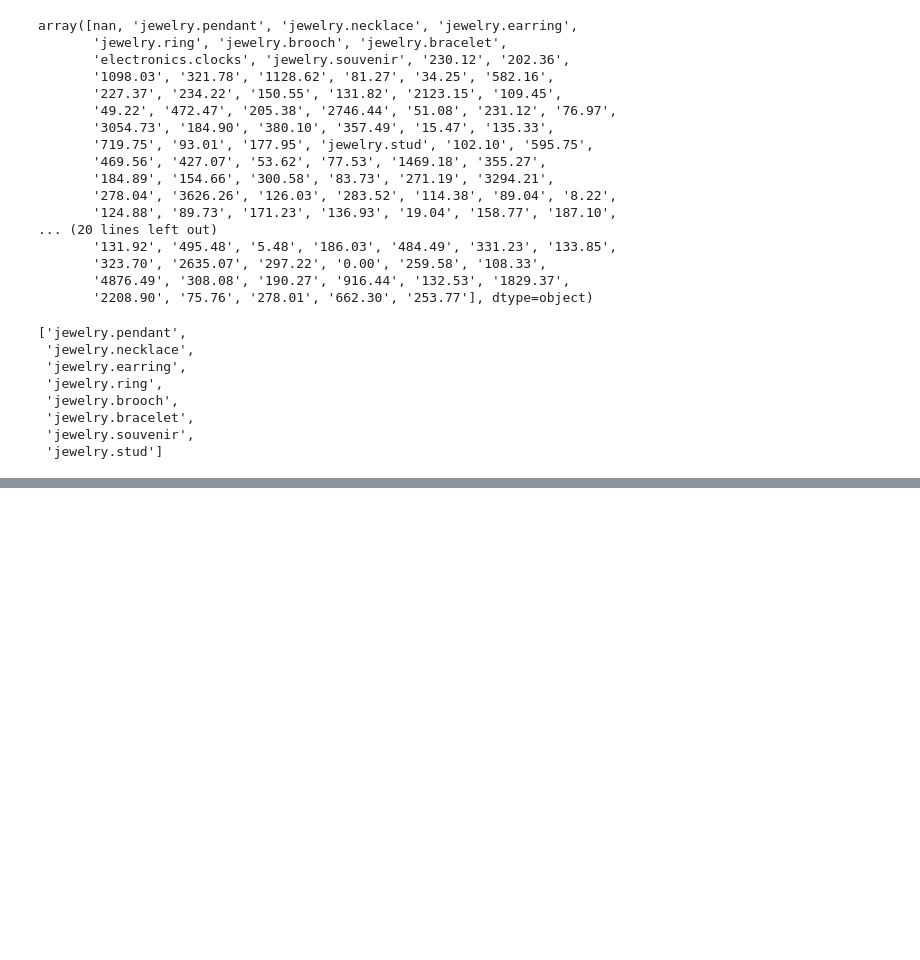
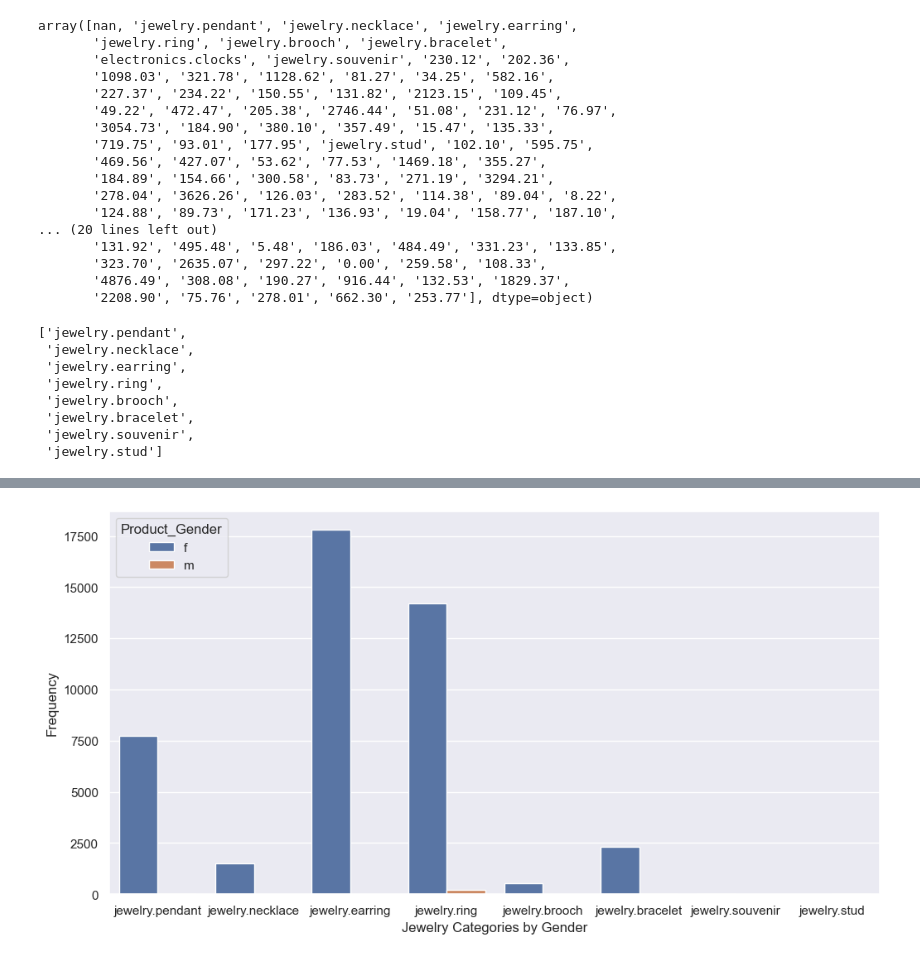
Before and after one commit to TestimOnyOni/OptimumJewelryPrice, a Jupyter notebook: Notebooks/OptimumJewelryPricing.ipynb, the cells around one changed output, grey strips where cells are left out. Saved outputs shown, nothing was run; the diff lists cells and outputs as text; code cells hidden in the pictures; blank space fills up the shorter version.

```diff
--- a/Notebooks/OptimumJewelryPricing.ipynb
+++ b/Notebooks/OptimumJewelryPricing.ipynb
@@ -361,0 +362,8 @@ plt.show(), plt.close
+# %%
+plt.figure(figsize = (12, 6))
+sns.countplot(data = trimed, x = "Category_Alias", hue = "Product_Gender")
+plt.xlabel("Jewelry Categories by Gender")
+plt.ylabel("Frequency")
+plt.show(); plt.close()
+# %% [output]
+[figure, added]
```
Also changed, not shown: parts of 35 cells of this notebook.
